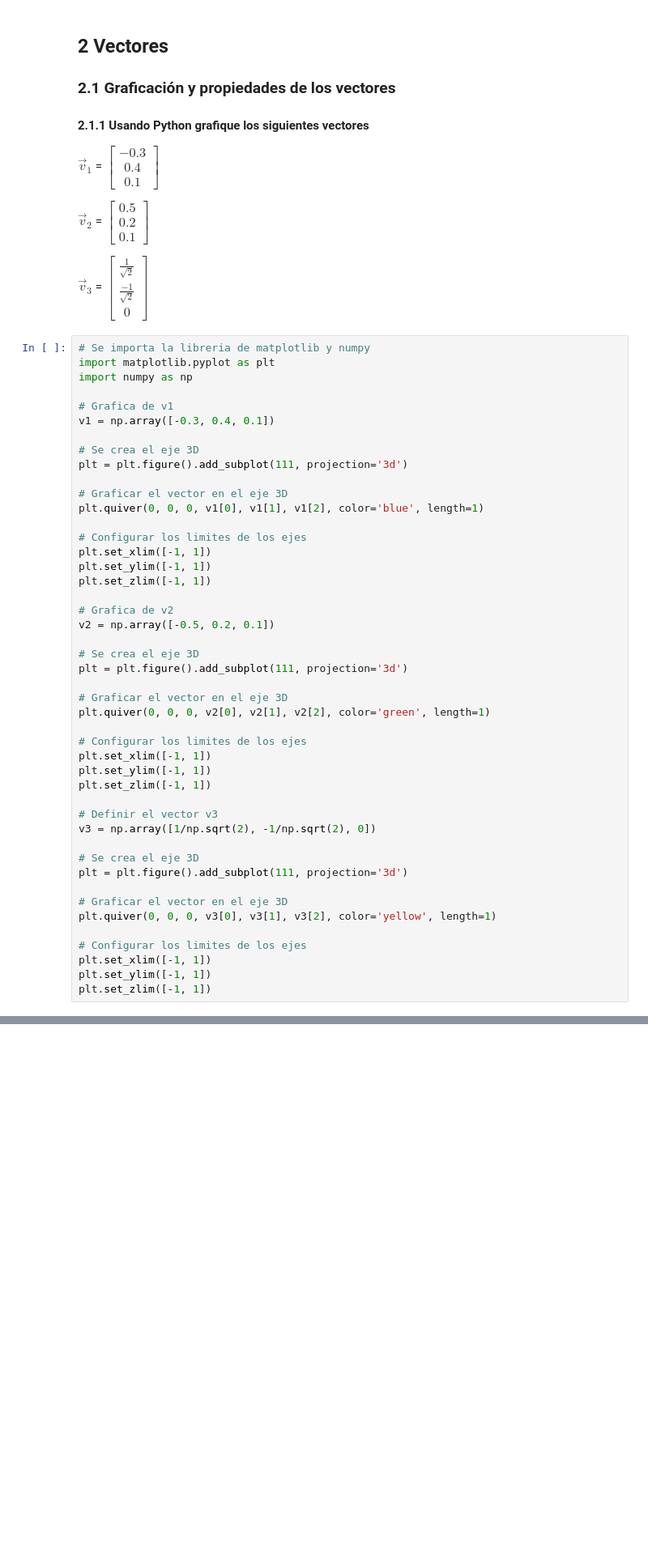
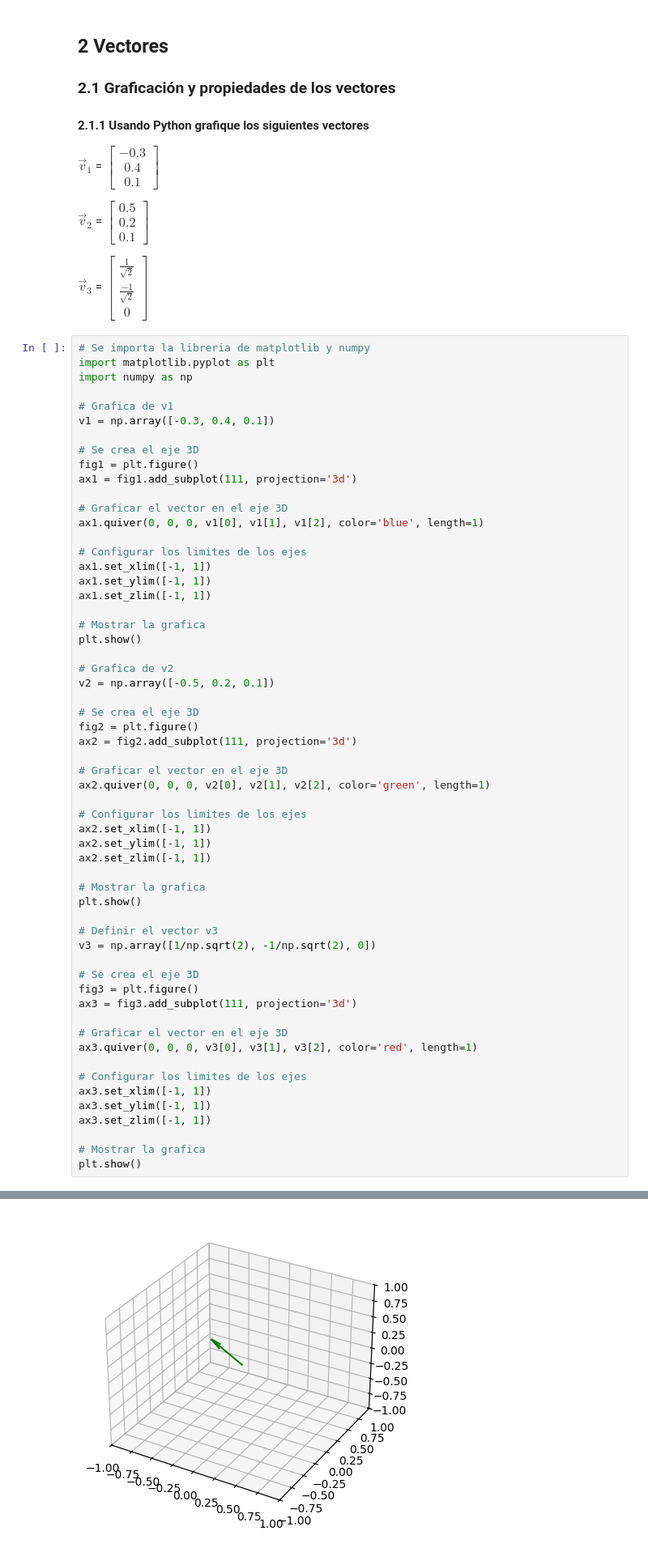
Before and after one commit to isvargasmsft/cs-homeworks, a Jupyter notebook: Optimization/tp1.ipynb, the cells around one changed output, grey strips where cells are left out. Shown at 81% size. Drawn from its saved outputs; the diff is of its cells as text; blank space fills up the shorter version.

```diff
--- a/Optimization/tp1.ipynb
+++ b/Optimization/tp1.ipynb
@@ -336,41 +345,53 @@ import numpy as np
 v1 = np.array([-0.3, 0.4, 0.1])
 
 # Se crea el eje 3D
-plt = plt.figure().add_subplot(111, projection='3d')
+fig1 = plt.figure()
+ax1 = fig1.add_subplot(111, projection='3d')
 
 # Graficar el vector en el eje 3D
-plt.quiver(0, 0, 0, v1[0], v1[1], v1[2], color='blue', length=1)
+ax1.quiver(0, 0, 0, v1[0], v1[1], v1[2], color='blue', length=1)
 
 # Configurar los limites de los ejes
-plt.set_xlim([-1, 1])
-plt.set_ylim([-1, 1])
-plt.set_zlim([-1, 1])
+ax1.set_xlim([-1, 1])
+ax1.set_ylim([-1, 1])
+ax1.set_zlim([-1, 1])
+
+# Mostrar la grafica
+plt.show()
 
 # Grafica de v2
 v2 = np.array([-0.5, 0.2, 0.1])
 
 # Se crea el eje 3D
-plt = plt.figure().add_subplot(111, projection='3d')
+fig2 = plt.figure()
+ax2 = fig2.add_subplot(111, projection='3d')
 
 # Graficar el vector en el eje 3D
-plt.quiver(0, 0, 0, v2[0], v2[1], v2[2], color='green', length=1)
+ax2.quiver(0, 0, 0, v2[0], v2[1], v2[2], color='green', length=1)
 
 # Configurar los limites de los ejes
-plt.set_xlim([-1, 1])
-plt.set_ylim([-1, 1])
-plt.set_zlim([-1, 1])
+ax2.set_xlim([-1, 1])
+ax2.set_ylim([-1, 1])
+ax2.set_zlim([-1, 1])
+
+# Mostrar la grafica
+plt.show()
 
 # Definir el vector v3
 v3 = np.array([1/np.sqrt(2), -1/np.sqrt(2), 0])
 
 # Se crea el eje 3D
-plt = plt.figure().add_subplot(111, projection='3d')
+fig3 = plt.figure()
+ax3 = fig3.add_subplot(111, projection='3d')
 
 # Graficar el vector en el eje 3D
-plt.quiver(0, 0, 0, v3[0], v3[1], v3[2], color='yellow', length=1)
+ax3.quiver(0, 0, 0, v3[0], v3[1], v3[2], color='red', length=1)
 
 # Configurar los limites de los ejes
-plt.set_xlim([-1, 1])
-plt.set_ylim([-1, 1])
-plt.set_zlim([-1, 1])
+ax3.set_xlim([-1, 1])
+ax3.set_ylim([-1, 1])
+ax3.set_zlim([-1, 1])
+
+# Mostrar la grafica
+plt.show()
 # %% [output]
@@ -378 +398,2 @@ TypeError: 'Figure' object is not callable
 [figure]
+[figure, added]
```
Also changed, not shown: parts of 3 cells of this notebook.
